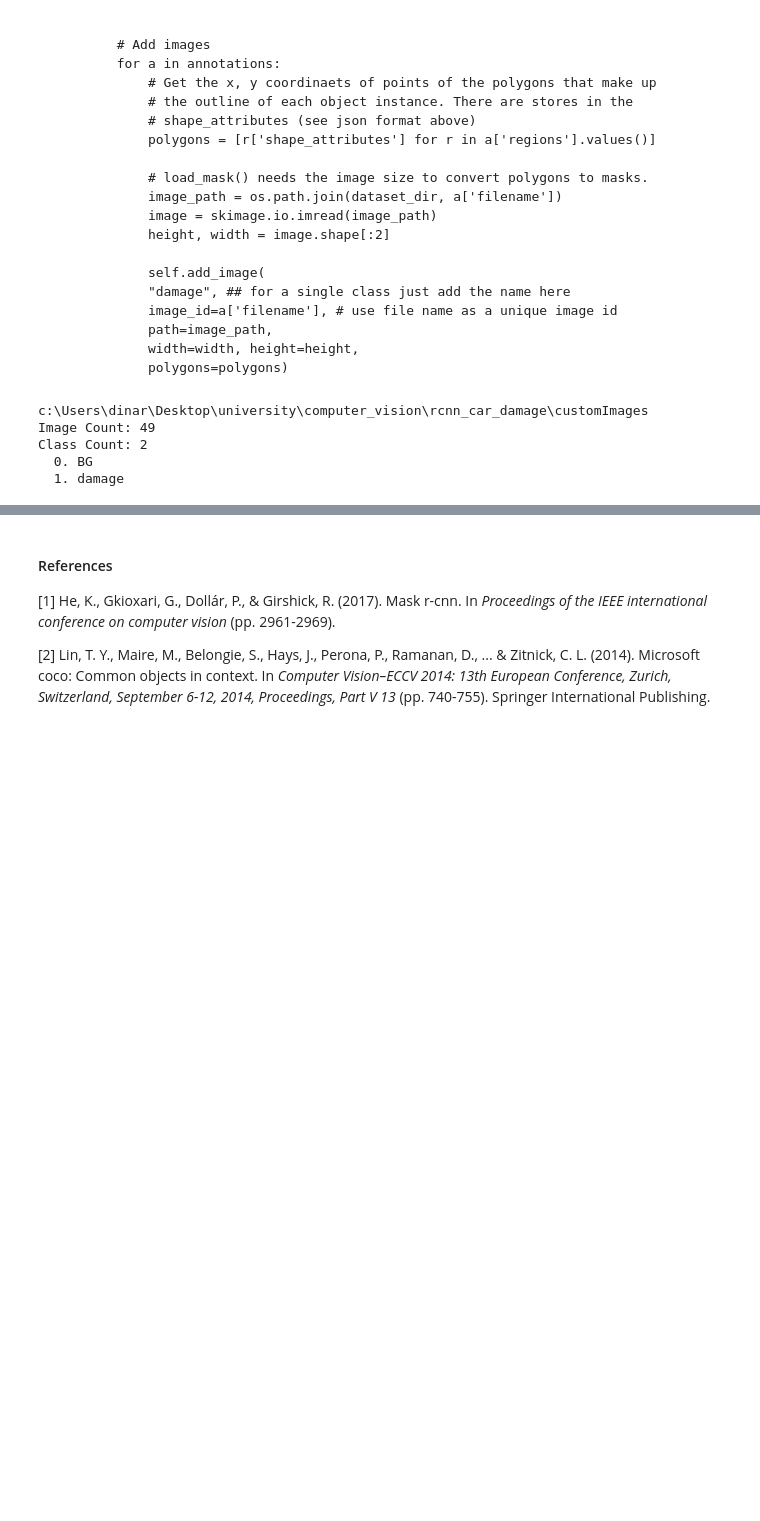
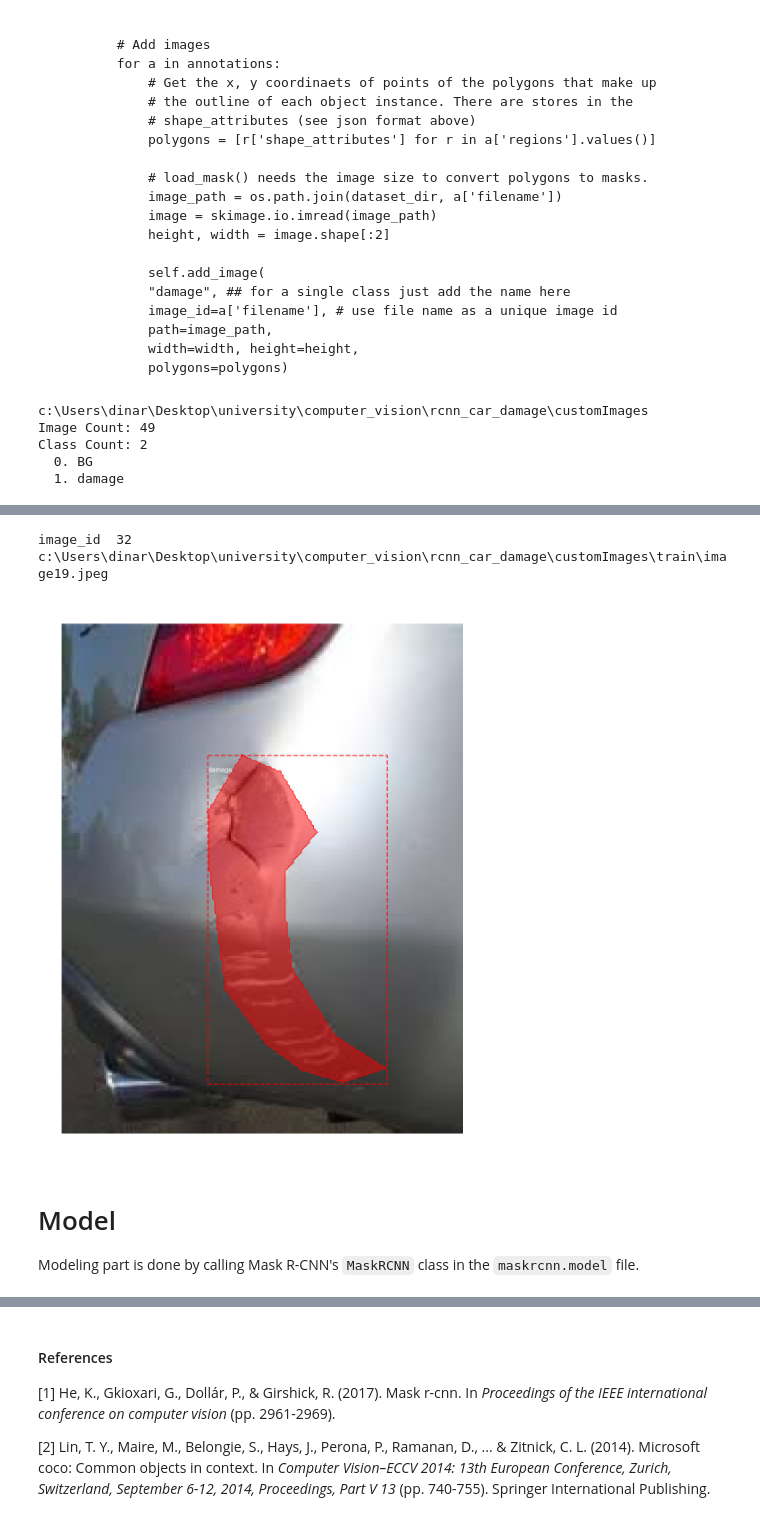
Before and after one commit to dissagaliyeva/masters, a Jupyter notebook: computer_vision/rcnn_car_damage/analysis.ipynb, the cells around one changed output, grey strips where cells are left out. Drawn from its saved outputs; the diff is of its cells as text; code cells hidden in the pictures; blank space fills up the shorter version.

Commit message:
Fix visualization, finish training

```diff
--- a/computer_vision/rcnn_car_damage/analysis.ipynb
+++ b/computer_vision/rcnn_car_damage/analysis.ipynb
@@ -160,0 +161,23 @@ for image_id in image_ids:
+# %%
+import random
+
+# Get BB and details of random image
+image_id = random.choice(dataset.image_ids)
+image = dataset.load_image(image_id)
+mask, class_ids = dataset.load_mask(image_id)
+
+# Compute Bounding box
+bbox = utils.extract_bboxes(mask)
+
+# Display image and additional stats
+print("image_id ", image_id, dataset.image_reference(image_id))
+
+# Display image and instances
+visualize.display_instances(image, bbox, mask, class_ids, dataset.class_names)
+# %% [output]
+image_id  32 c:\Users\dinar\Desktop\university\computer_vision\rcnn_car_damage\customImages\train\image19.jpeg
+[figure, added]
+# %% [markdown]
+# Model
+
+Modeling part is done by calling Mask R-CNN's `MaskRCNN` class in the `maskrcnn.model` file.
```
Also changed, not shown: parts of 20 cells of this notebook, 30 other files.
